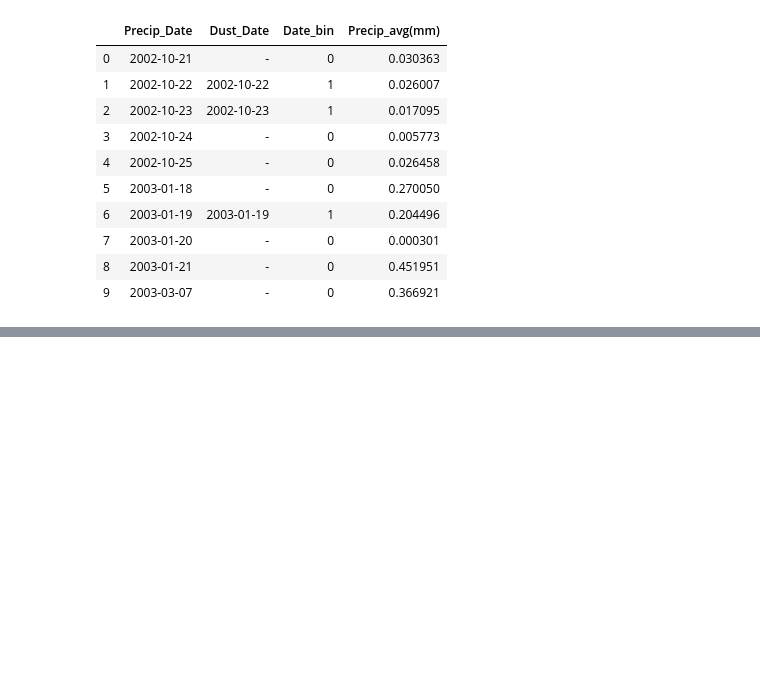
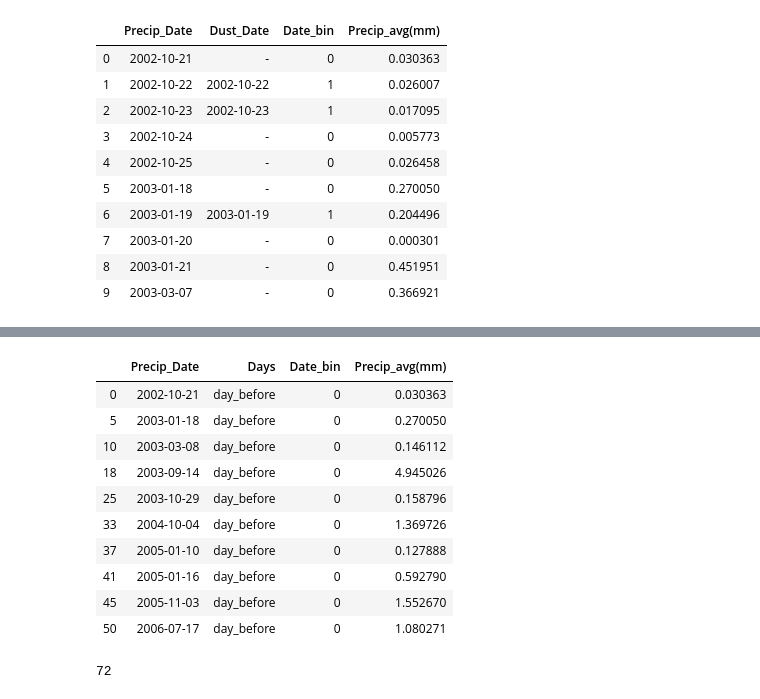
Before and after one commit to ArianeM13/DataAnalyticsSpring2020, a Jupyter notebook: ForRegression.ipynb, the cells around one changed output, grey strips where cells are left out. Cells and saved outputs as stored; diff of their text form; code cells hidden in the pictures; blank space fills up the shorter version.

```diff
--- a/ForRegression.ipynb
+++ b/ForRegression.ipynb
@@ -196,0 +258,19 @@ df2.to_csv("Precip_Binary.csv", index = False)
+# %%
+df_before = df3.loc[df3['Days'] == 'day_before']
+df_before.head(10)
+# %% [output]
+|  | Precip_Date | Days | Date_bin | Precip_avg(mm) |
+| 0 | 2002-10-21 | day_before | 0 | 0.030363 |
+| 5 | 2003-01-18 | day_before | 0 | 0.270050 |
+| 10 | 2003-03-08 | day_before | 0 | 0.146112 |
+| 18 | 2003-09-14 | day_before | 0 | 4.945026 |
+| 25 | 2003-10-29 | day_before | 0 | 0.158796 |
+| 33 | 2004-10-04 | day_before | 0 | 1.369726 |
+| 37 | 2005-01-10 | day_before | 0 | 0.127888 |
+| 41 | 2005-01-16 | day_before | 0 | 0.592790 |
+| 45 | 2005-11-03 | day_before | 0 | 1.552670 |
+| 50 | 2006-07-17 | day_before | 0 | 1.080271 |
+# %%
+print(len(df_before))
+# %% [output]
+72
```
Also changed, not shown: parts of 15 cells of this notebook.
